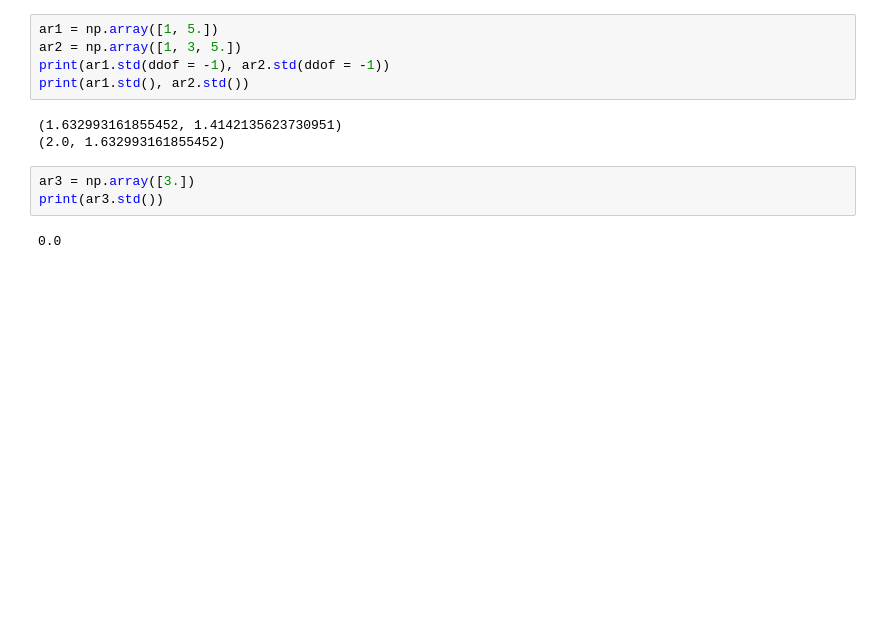
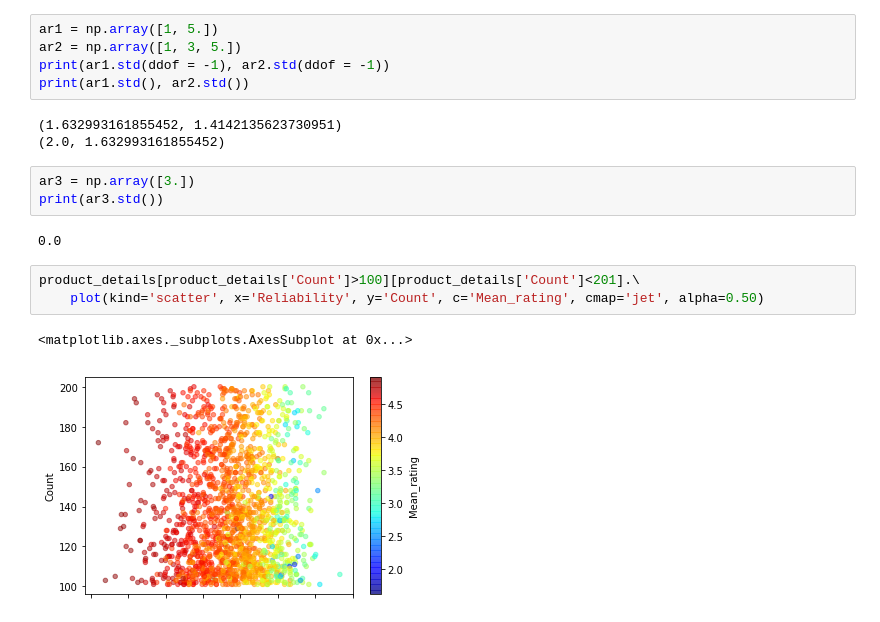
Before and after one commit to nishnash54/RecOmax, a Jupyter notebook: Online/recomendation_system.ipynb, the cells around one changed output. Drawn from its saved outputs; the diff is of its cells as text; blank space fills up the shorter version.

Commit message:
Rating observation

```diff
--- a/Online/recomendation_system.ipynb
+++ b/Online/recomendation_system.ipynb
@@ -487,3 +487,9 @@ ar3 = np.array([3.])
 print(ar3.std())
 # %% [output]
 0.0
+# %%
+product_details[product_details['Count']>100][product_details['Count']<201].\
+    plot(kind='scatter', x='Reliability', y='Count', c='Mean_rating', cmap='jet', alpha=0.50)
+# %% [output]
+<matplotlib.axes._subplots.AxesSubplot at 0x...>
+[figure, added]
```
Also changed, not shown: parts of 3 cells of this notebook.
